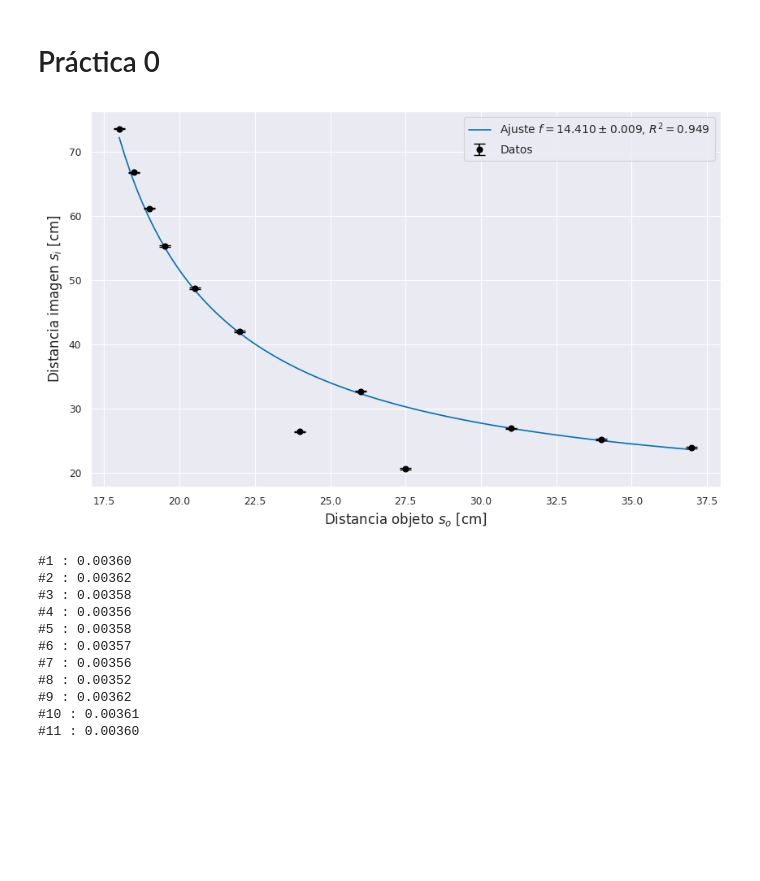
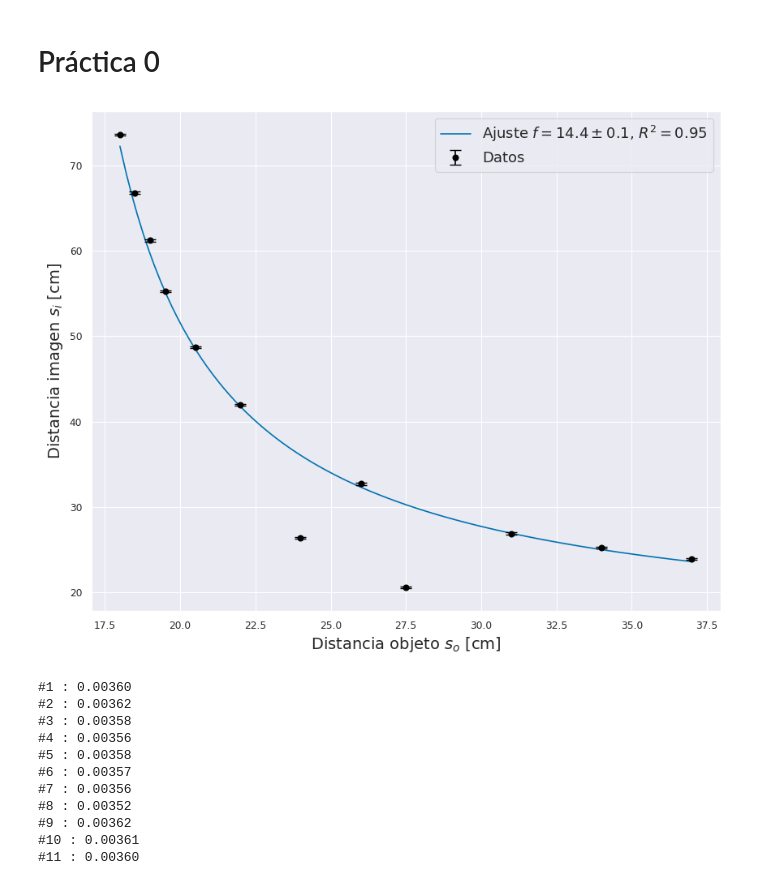
Before and after one commit to JuanSeguraUNAL/Mediciones_en_Optica_y_Acustica, a Jupyter notebook: practica0.ipynb, the cells around one changed output. Drawn from its saved outputs; the diff is of its cells as text; code cells hidden in the pictures; blank space fills up the shorter version.

```diff
--- a/practica0.ipynb
+++ b/practica0.ipynb
@@ -36,23 +36,24 @@ ds = 0.1
 # %%
 # Realizar el ajuste de datos para el primer experimento
 f, df = curve_fit(si, so1, si1)
-f = f[0]; df = df[0][0]
+f = f[0]; df = np.sqrt(df[0][0])
 
 # Calculo del R2
 r2 = R2(so1, si1, f)
 
 # Graficación
-fig, ax = plt.subplots(figsize= (10, 6))
+fig, ax = plt.subplots(figsize= (10, 8))
 so = np.linspace(so1[0], so1[-1], 100)
-ax.plot(so, si(so, f), label=rf"Ajuste $f = {f:.3f} \pm {df:.3f}$, $R^2 = {r2:.3f}$")
+ax.plot(so, si(so, f), label=rf"Ajuste $f = {f:.1f} \pm {df:.1f}$, $R^2 = {r2:.2f}$")
 ax.errorbar(so1, si1, yerr = [ds]*12, fmt='o', color='black', ecolor='black', capsize=5, label='Datos')
-ax.set_xlabel(r"Distancia objeto $s_o$ [cm]", fontsize= 12)
-ax.set_ylabel(r"Distancia imagen $s_i$ [cm]", fontsize= 12)
+ax.set_xlabel(r"Distancia objeto $s_o$ [cm]", fontsize= 14)
+ax.set_ylabel(r"Distancia imagen $s_i$ [cm]", fontsize= 14)
 ax.grid(True)
-ax.legend(fontsize= 10)
+ax.legend(fontsize= 13)
+fig.savefig("Ajuste_exp1.pdf")
 plt.show()
 # %% [output]
-[figure, old version]
+[figure, new version]
 # %%
 # Calculo de incertidumbres relativas del segundo experimento
 dso2_rel = ds / so2
```
Also changed, not shown: parts of 1 cell of this notebook, 1 other file.
